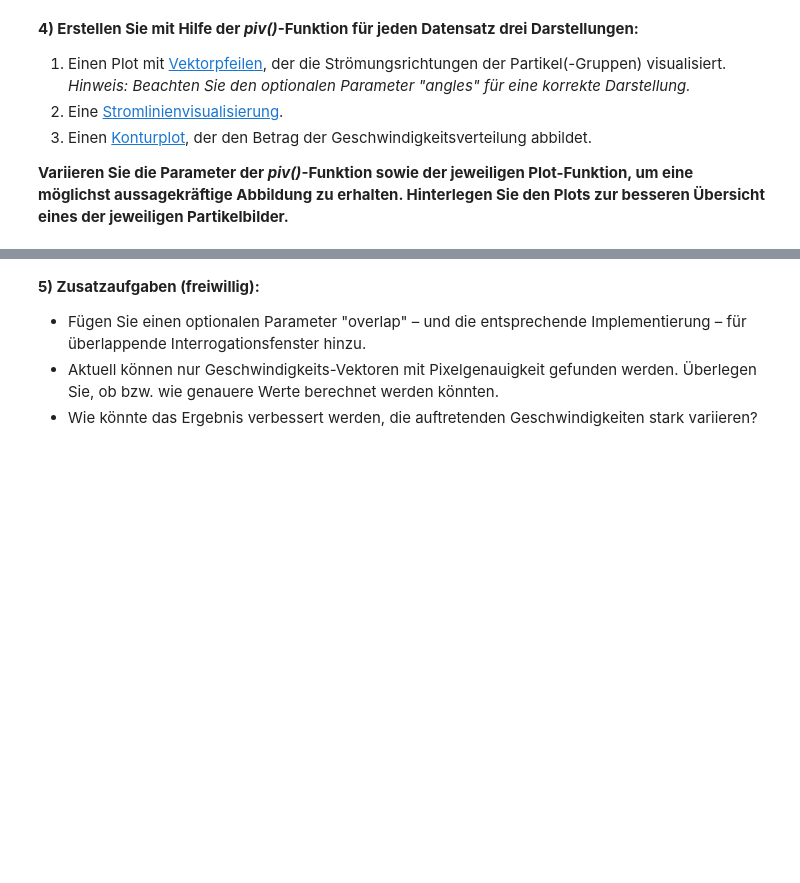
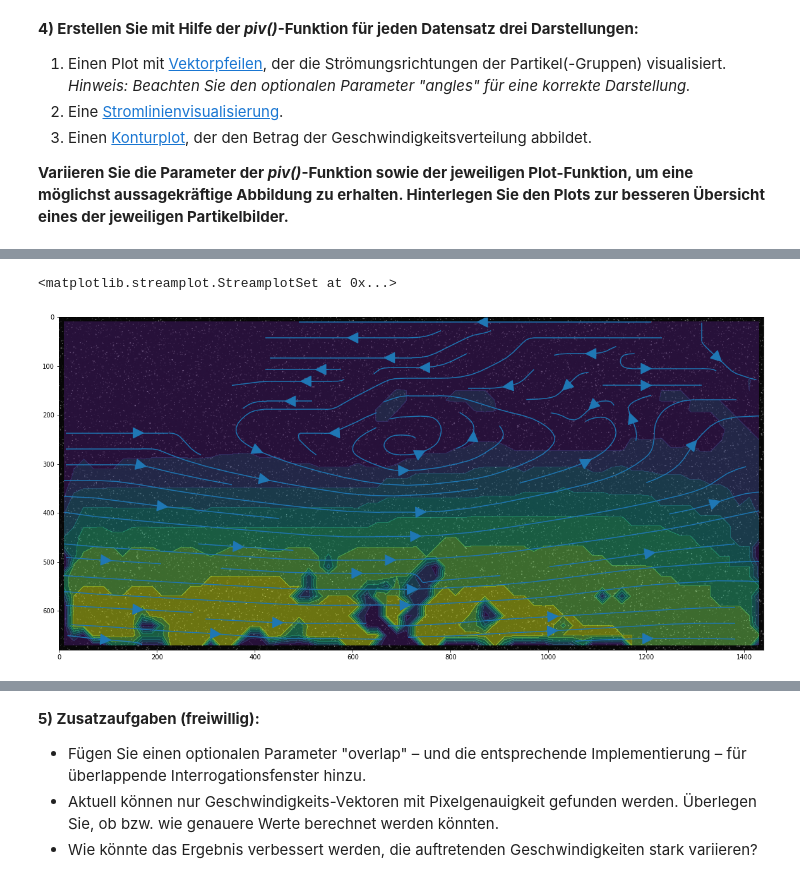
Before and after one commit to toewe/Python-Ing, a Jupyter notebook: Woche 6/HA3_Fabio_Voll_mod.ipynb, the cells around one changed output, grey strips where cells are left out. Drawn from its saved outputs; the diff is of its cells as text; code cells hidden in the pictures; blank space fills up the shorter version.

```diff
--- a/Woche 6/HA3_Fabio_Voll_mod.ipynb
+++ b/Woche 6/HA3_Fabio_Voll_mod.ipynb
@@ -322,3 +314,12 @@ plt.quiver((X*size_interr+size_interr//2), (Y*size_interr+size_interr//2), U, V,
+# %%
+plt.figure(figsize=(20,20))
+plt.imshow(plt.imread(path1)[:X.shape[0]*size_interr,:Y.shape[1]*size_interr], cmap='gray', vmin=0, vmax=255)
+
+plt.contourf(X*size_interr+size_interr//2,Y*size_interr+size_interr//2, np.sqrt(U_med**2 + V_med**2), alpha=0.5)
+plt.streamplot(X*size_interr+size_interr//2, Y*size_interr+size_interr//2, U_med, V_med, density=0.75, arrowsize=4)
+# %% [output]
+<matplotlib.streamplot.StreamplotSet at 0x...>
+[figure, added]
 # %%
 plt.figure(figsize=(20,20))
 plt.imshow(plt.imread(path1)[:X.shape[0]*size_interr,:Y.shape[1]*size_interr], cmap='gray', vmin=0, vmax=255)
```
Also changed, not shown: parts of 3 cells of this notebook, 15 other files.
